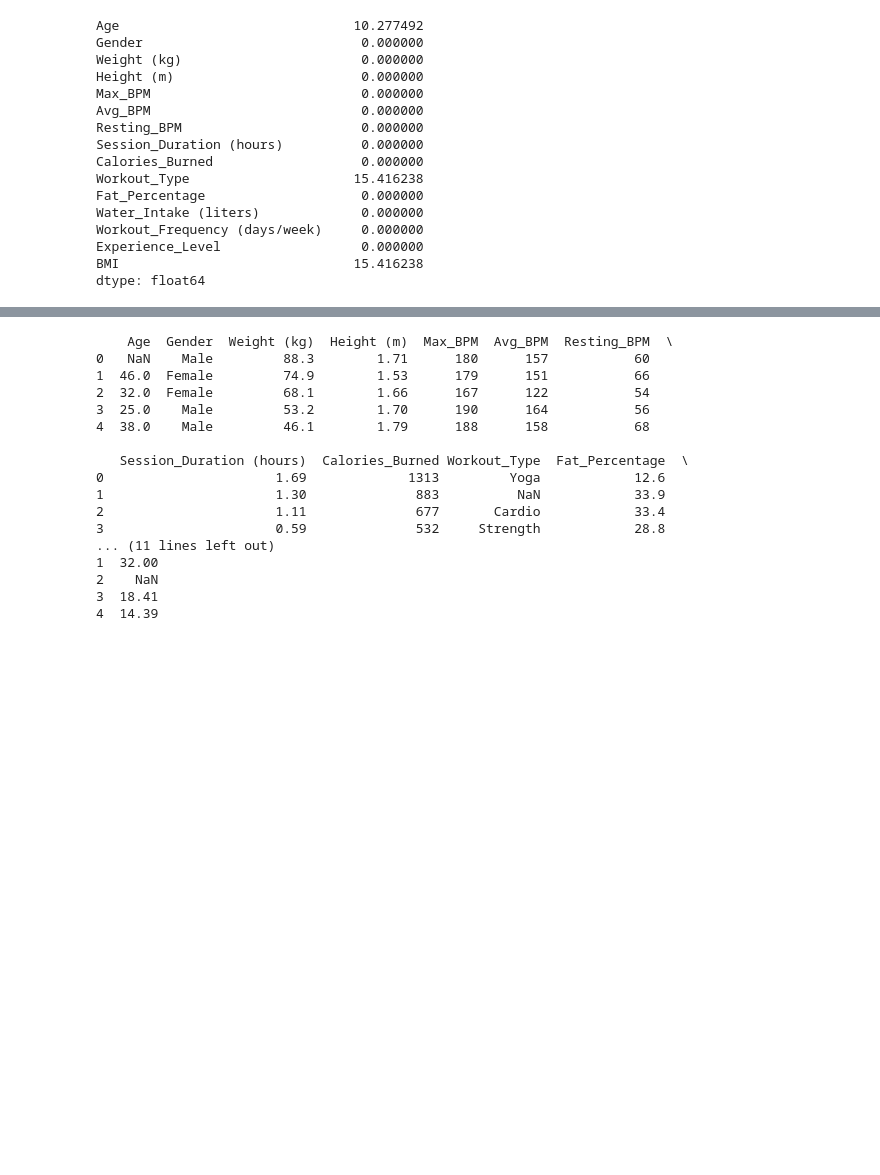
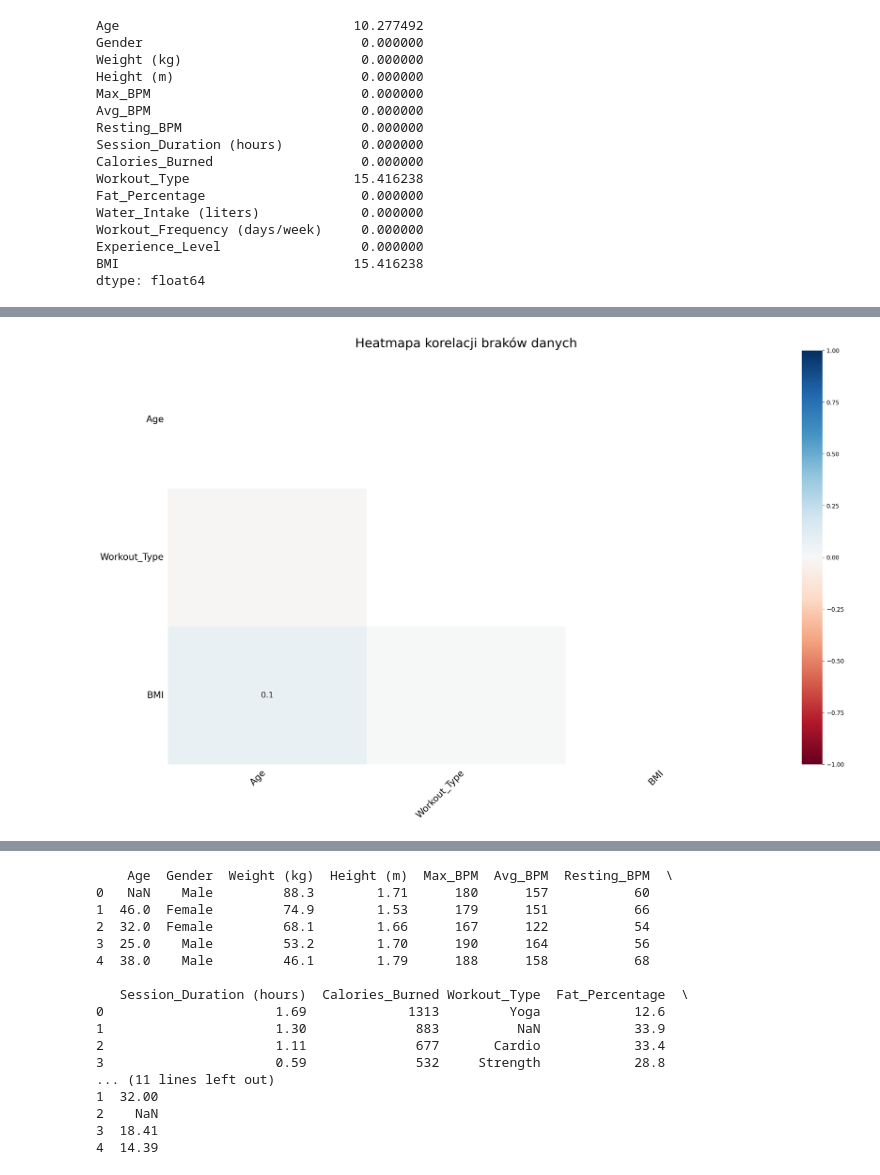
Before and after one commit to annwroblewska/projekt_SAD, a Jupyter notebook: projekt_SAD_ARP.ipynb, the cells around one changed output, grey strips where cells are left out. Saved outputs shown, nothing was run; the diff lists cells and outputs as text; code cells hidden in the pictures; blank space fills up the shorter version.

```diff
--- a/projekt_SAD_ARP.ipynb
+++ b/projekt_SAD_ARP.ipynb
@@ -128,0 +141,8 @@ dtype: float64
+# %%
+# Mapa korelacji braków
+msno.heatmap(df)
+plt.title("Heatmapa korelacji braków danych", size=22)
+plt.tight_layout()
+plt.show()
+# %% [output]
+[figure, added]
```
Also changed, not shown: parts of 6 cells of this notebook.
